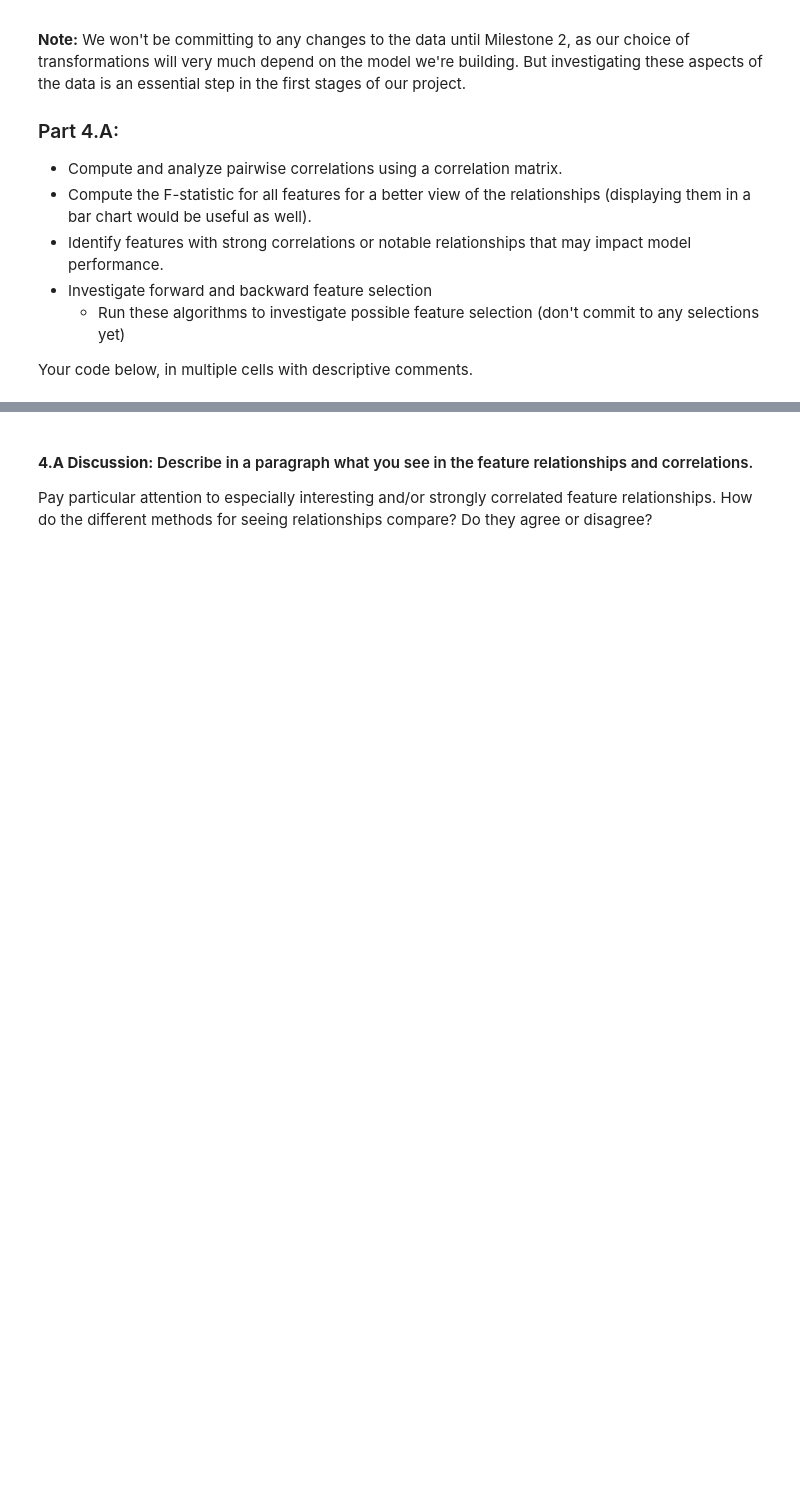
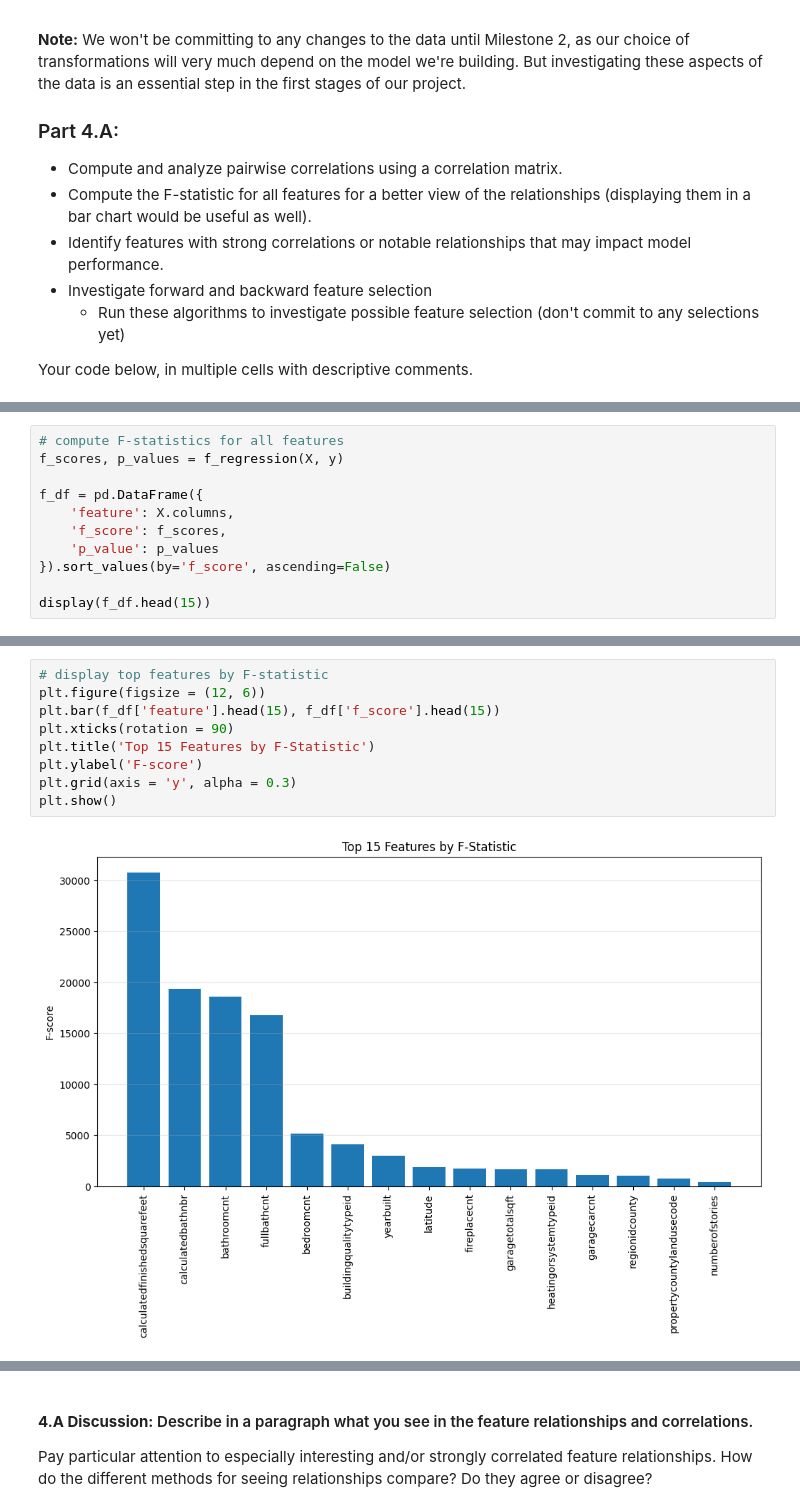
Before and after one commit to alexisligayaaa/DX603-Milestone-1, a Jupyter notebook: Milestone_01_Updated.ipynb, the cells around one changed output, grey strips where cells are left out. Saved outputs shown, nothing was run; the diff lists cells and outputs as text; blank space fills up the shorter version.

```diff
--- a/Milestone_01_Updated.ipynb
+++ b/Milestone_01_Updated.ipynb
@@ -523,0 +567,11 @@ Your code below, in multiple cells with descriptive comments.
+# %%
+# compute F-statistics for all features
+f_scores, p_values = f_regression(X, y)
+
+f_df = pd.DataFrame({
+    'feature': X.columns,
+    'f_score': f_scores,
+    'p_value': p_values
+}).sort_values(by='f_score', ascending=False)
+
+display(f_df.head(15))
@@ -523,0 +595,11 @@ Your code below, in multiple cells with descriptive comments.
+# %%
+# display top features by F-statistic
+plt.figure(figsize = (12, 6))
+plt.bar(f_df['feature'].head(15), f_df['f_score'].head(15))
+plt.xticks(rotation = 90)
+plt.title('Top 15 Features by F-Statistic')
+plt.ylabel('F-score')
+plt.grid(axis = 'y', alpha = 0.3)
+plt.show()
+# %% [output]
+[figure, added]
```
Also changed, not shown: parts of 19 cells of this notebook.
